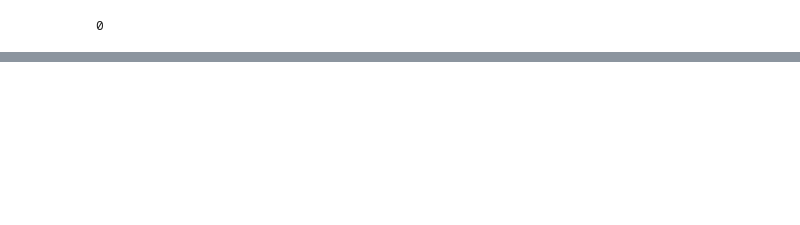
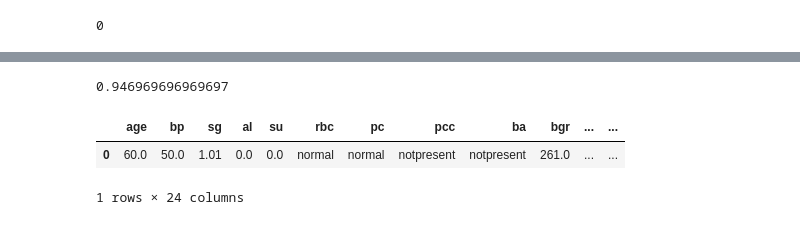
Before and after one commit to daiweiLin/ece657_project, a Jupyter notebook: CHAID_in_tree.ipynb, the cells around one changed output, grey strips where cells are left out. Cells and saved outputs as stored; diff of their text form; code cells hidden in the pictures; blank space fills up the shorter version.

```diff
--- a/CHAID_in_tree.ipynb
+++ b/CHAID_in_tree.ipynb
@@ -669,0 +473,6 @@ Categories (4, object): [very short < short < long < very long]
+# %%
+new_col = []
+for col in df.columns:
+    col = col.replace("'",'')
+    new_col.append(col)
+df.columns = new_col
@@ -669,0 +494,4 @@ Categories (4, object): [very short < short < long < very long]
+# %%
+X = df.drop(columns='class')
+y = df['class']
+X_train, X_test, y_train, y_test = train_test_split(X,y, test_size=0.33)
@@ -669,0 +544,4 @@ Categories (4, object): [very short < short < long < very long]
+# %%
+np.sum(dt.predict(X_test) == y_test)/len(y_test)
+# %% [output]
+0.946969696969697
@@ -669,0 +554,8 @@ Categories (4, object): [very short < short < long < very long]
+# %%
+df_row = pd.DataFrame(columns = X_test.iloc[18].index.tolist())
+df_row.loc[0] = X_test.iloc[18]
+df_row
+# %% [output]
+|  | age | bp | sg | al | su | rbc | pc | pcc | ba | bgr | ... | ... |
+| 0 | 60.0 | 50.0 | 1.01 | 0.0 | 0.0 | normal | normal | notpresent | notpresent | 261.0 | ... | ... |
+1 rows × 24 columns
```
Also changed, not shown: parts of 47 cells of this notebook, 12 other files.
